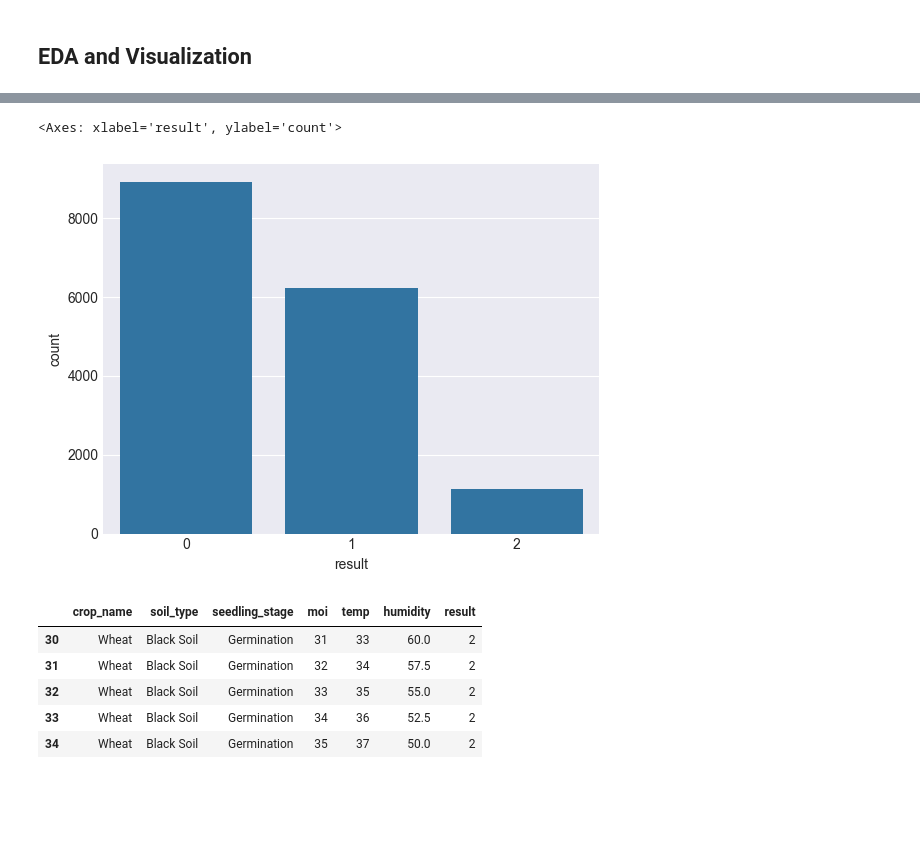
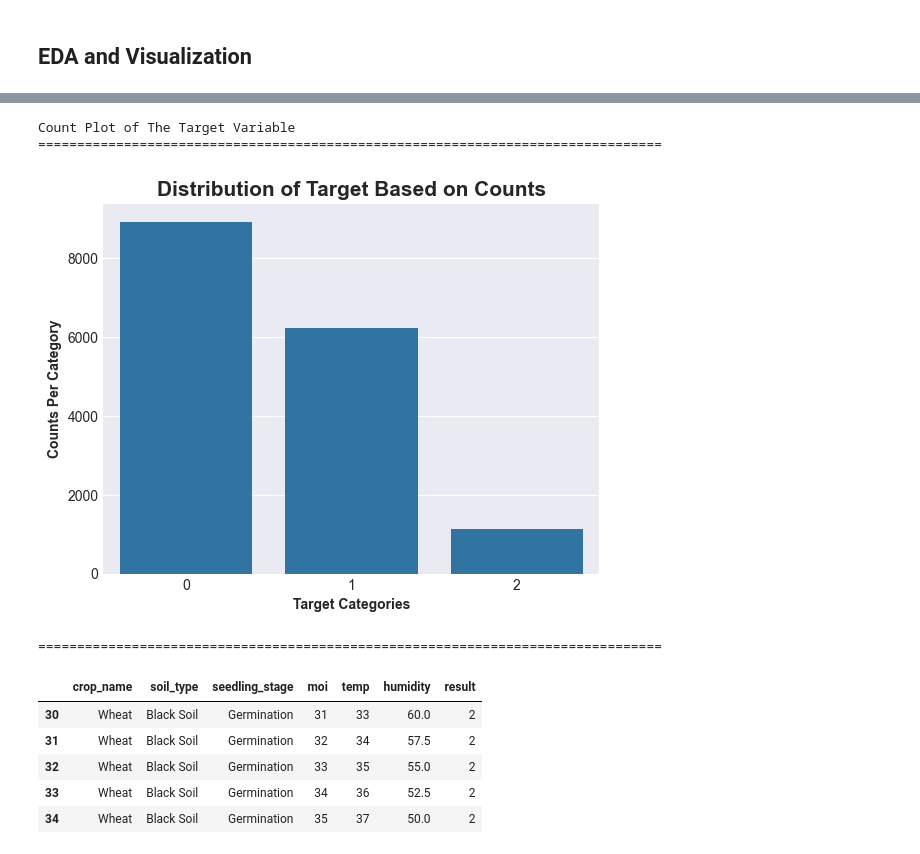
Before and after one commit to ceehall/smart_agriculture, a Jupyter notebook: Smart Agriculture (Classification).ipynb, the cells around one changed output, grey strips where cells are left out. Cells and saved outputs as stored; diff of their text form; code cells hidden in the pictures; blank space fills up the shorter version.

```diff
--- a/Smart Agriculture (Classification).ipynb
+++ b/Smart Agriculture (Classification).ipynb
@@ -60,8 +60,8 @@ All packages have been loaded successfully!!!
 ## Loading The Data and Dataset Overview
 # %%
 ### Loading the data
-df = pd.read_csv('cropdata_updated.csv')
-df.head()
+agric_df = pd.read_csv('cropdata_updated.csv')
+agric_df.head()
 # %% [output]
 |  | crop ID | soil_type | Seedling Stage | MOI | temp | humidity | result |
 | 0 | Wheat | Black Soil | Germination | 1 | 25 | 80.0 | 1 |
@@ -124,4 +124,4 @@ memory usage: 897.6+ KB
 # %%
 ## Dropping Duplicates
-df.drop_duplicates(keep='first',inplace=True)
+agric_df.drop_duplicates(keep='first',inplace=True)
 # %%
@@ -138,11 +138,11 @@ df.shape
 # %% [output]
 (16283, 7)
 # %%
-## Renaming Columns
-df.rename(columns={'crop ID':'crop_name',
+## Renaming Columns With The Appropriate Names
+agric_df.rename(columns={'crop ID':'crop_name',
                    'Seedling Stage':'seedling_stage',
                   'MOI':'moi'},inplace=True)
-df.columns
+agric_df.columns
 # %% [output]
 Index(['crop_name', 'soil_type', 'seedling_stage', 'moi', 'temp', 'humidity',
        'result'],
@@ -215,7 +311,18 @@ Text(0.5, 0, 'MOI')
 # %%
 ## Viusualize the target variable
-sns.countplot(data=df,x='result')
+print('Count Plot of The Target Variable')
+print('='*80)
+sns.countplot(data=agric_df,x='result')
+plt.xlabel('Target Categories',fontweight='bold')
+plt.ylabel('Counts Per Category',fontweight='bold')
+plt.title('Distribution of Target Based on Counts',
+         fontsize=15,
+         fontweight='bold')
+plt.show(block=False)
+print('='*80)
 # %% [output]
-<Axes: xlabel='result', ylabel='count'>
+Count Plot of The Target Variable
+================================================================================
-[figure, old version]
+[figure, new version]
+================================================================================
 # %%
```
Also changed, not shown: parts of 87 cells of this notebook.
